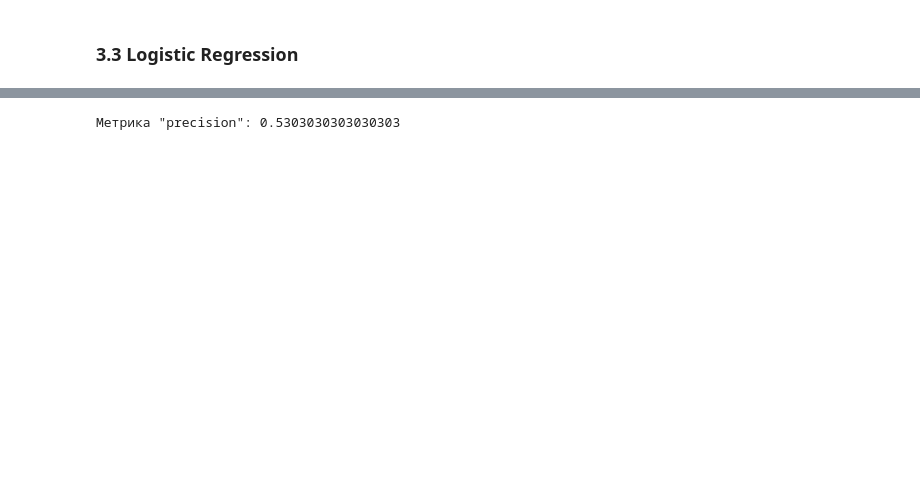
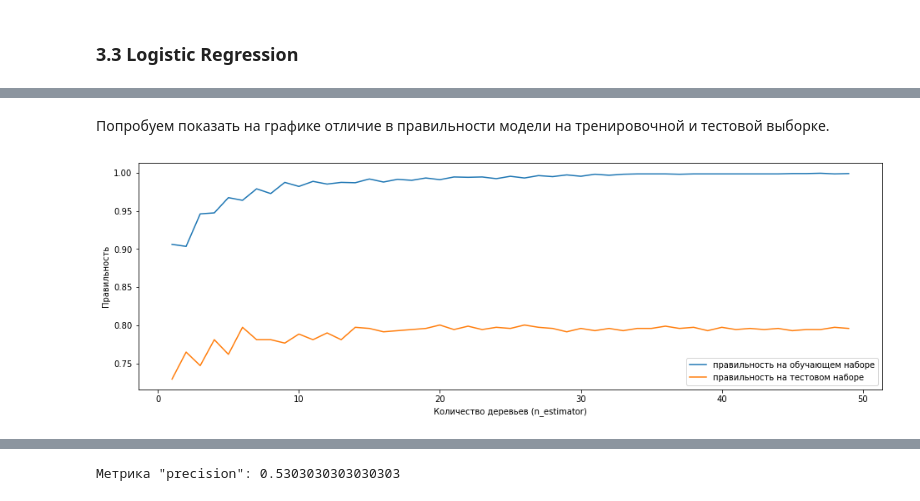
Before and after one commit to ybezginova2016/ML_1_telecommunications_tariffs, a Jupyter notebook: ML_telecommunications.ipynb, the cells around one changed output, grey strips where cells are left out. Drawn from its saved outputs; the diff is of its cells as text; code cells hidden in the pictures; blank space fills up the shorter version.

```diff
--- a/ML_telecommunications.ipynb
+++ b/ML_telecommunications.ipynb
@@ -276,8 +337,0 @@ Wall time: 188 ms
-# %%
-%%time
-
-model = RandomForestClassifier(random_state=2355555, n_estimators=18, warm_start=True)
-model.fit(train_data_features, train_data_target)
-valid_predictions = model.predict(validation_data_features)
-accuracy = accuracy_score(validation_data_target, valid_predictions)
-print('Лучшая количество деревьев: 18', 'Лучшая правильность ("accuracy") при warm_start=False:', best_accuracy)
@@ -315,9 +465,0 @@ Wall time: 9.57 s
-# %%
-%%time
-
-best_reg_model = LogisticRegression(random_state=2355555)
-best_reg_model.fit(train_data_features, train_data_target)
-valid_predictions = best_reg_model.predict(validation_data_features)
-
-best_accuracy_logreg = accuracy_score(validation_data_target, valid_predictions)
-print('Количество итераций:', 100, '\nПравильность ("accuracy"):', best_accuracy_logreg)
@@ -381,0 +466,27 @@ Wall time: 1.3 s
+# %% [markdown]
+Попробуем показать на графике отличие в правильности модели на тренировочной и тестовой выборке.
+# %%
+training_accuracy = []
+testing_accuracy = []
+
+for estim in range(1, 50):
+    model = RandomForestClassifier(random_state=2355555, n_estimators=estim)
+    model.fit(train_data_features, train_data_target)
+
+    train_predictions = model.predict(train_data_features)
+    test_predictions = model.predict(test_data_features)
+
+    test_accuracy = accuracy_score(test_data_target, test_predictions)
+    train_accuracy = accuracy_score(train_data_target, train_predictions)
+
+    training_accuracy.append(train_accuracy)
+    testing_accuracy.append(test_accuracy)
+
+plt.figure(figsize=(16, 5))
+plt.plot(range(1, 50), training_accuracy, label="правильность на обучающем наборе")
+plt.plot(range(1, 50), testing_accuracy, label="правильность на тестовом наборе")
+plt.ylabel("Правильность")
+plt.xlabel("Количество деревьев (n_estimator)")
+plt.legend();
+# %% [output]
+[figure, added]
```
Also changed, not shown: parts of 133 cells of this notebook.
